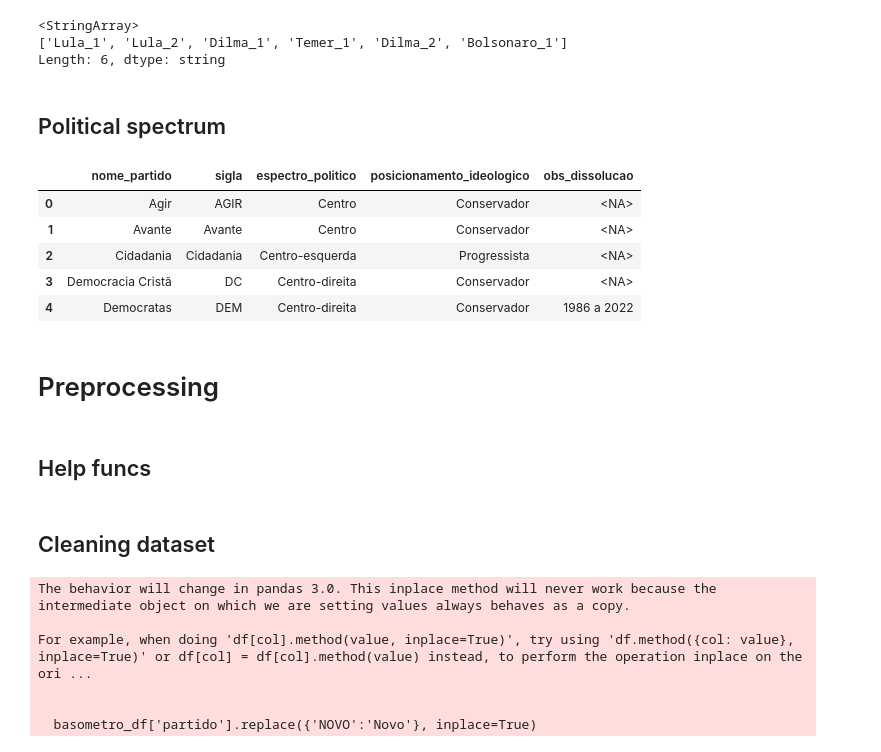
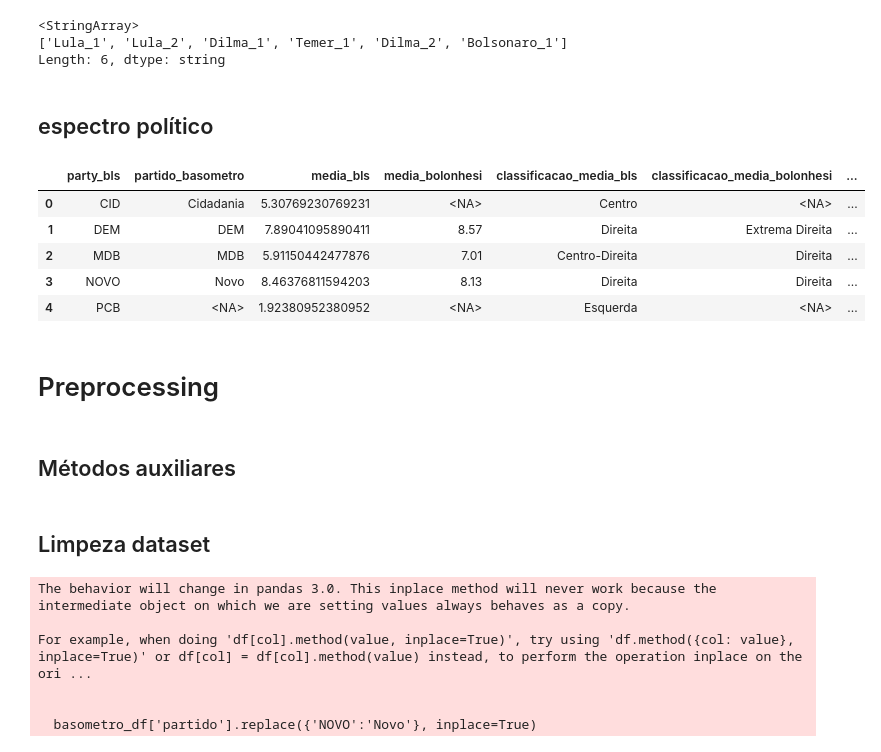
Before and after one commit to Yuri-Nassar/mat-basometro, a Jupyter notebook: preprocessing/basometro_preprocess.ipynb, the cells around one changed output. Drawn from its saved outputs; the diff is of its cells as text; code cells hidden in the pictures.

```diff
--- a/preprocessing/basometro_preprocess.ipynb
+++ b/preprocessing/basometro_preprocess.ipynb
@@ -58,22 +79,26 @@ Length: 6, dtype: string
 # tmp.head()
 # tmp.to_csv('basometro_idVotacao.csv', index=False, header=True, encoding='utf-8')
 # del tmp
-# %% [markdown]
-## Political spectrum
+# %% [markdown]
+## espectro político
 # %%
-df_info_esp_pol = pd.read_excel('info_esp_pol.xlsx', sheet_name='dados_esp_pol', header=0, dtype='string')
+file_name = 'ideologia_partidos_final_basometro.xlsx' # info_esp_pol_general.xlsx, ideologia_partidos_final_basometro.xlsx'
+try:
+  df_info_esp_pol = pd.read_excel(file_name, sheet_name='dados_esp_pol', header=0, dtype='string')
+except:
+  df_info_esp_pol = pd.read_excel('./preprocessing/'+file_name, sheet_name='dados_esp_pol', header=0, dtype='string')
 df_info_esp_pol.head(5)
 # %% [output]
-|  | nome_partido | sigla | espectro_politico | posicionamento_ideologico | obs_dissolucao |
-| 0 | Agir | AGIR | Centro | Conservador | <NA> |
-| 1 | Avante | Avante | Centro | Conservador | <NA> |
-| 2 | Cidadania | Cidadania | Centro-esquerda | Progressista | <NA> |
-| 3 | Democracia Cristã | DC | Centro-direita | Conservador | <NA> |
-| 4 | Democratas | DEM | Centro-direita | Conservador | 1986 a 2022 |
+|  | party_bls | partido_basometro | media_bls | media_bolonhesi | classificacao_media_bls | classificacao_media_bolonhesi | ... |
+| 0 | CID | Cidadania | 5.30769230769231 | <NA> | Centro | <NA> | ... |
+| 1 | DEM | DEM | 7.89041095890411 | 8.57 | Direita | Extrema Direita | ... |
+| 2 | MDB | MDB | 5.91150442477876 | 7.01 | Centro-Direita | Direita | ... |
+| 3 | NOVO | Novo | 8.46376811594203 | 8.13 | Direita | Direita | ... |
+| 4 | PCB | <NA> | 1.92380952380952 | <NA> | Esquerda | <NA> | ... |
 # %% [markdown]
 # Preprocessing
-# %% [markdown]
-## Help funcs
+# %% [markdown]
+## Métodos auxiliares
 # %%
 def convert_idVotacao(x):
     """Método para extrair o ano presente no idVotacao"""
@@ -106,7 +134,7 @@ def get_espetro_politico(x):
 
 # get_espetro_politico('Avane')
 # %% [markdown]
-## Cleaning dataset
+## Limpeza dataset
 # %%
 # fixing typos
 basometro_df['partido'].replace({'NOVO':'Novo'}, inplace=True)
```
Also changed, not shown: parts of 48 cells of this notebook, 21 other files.
